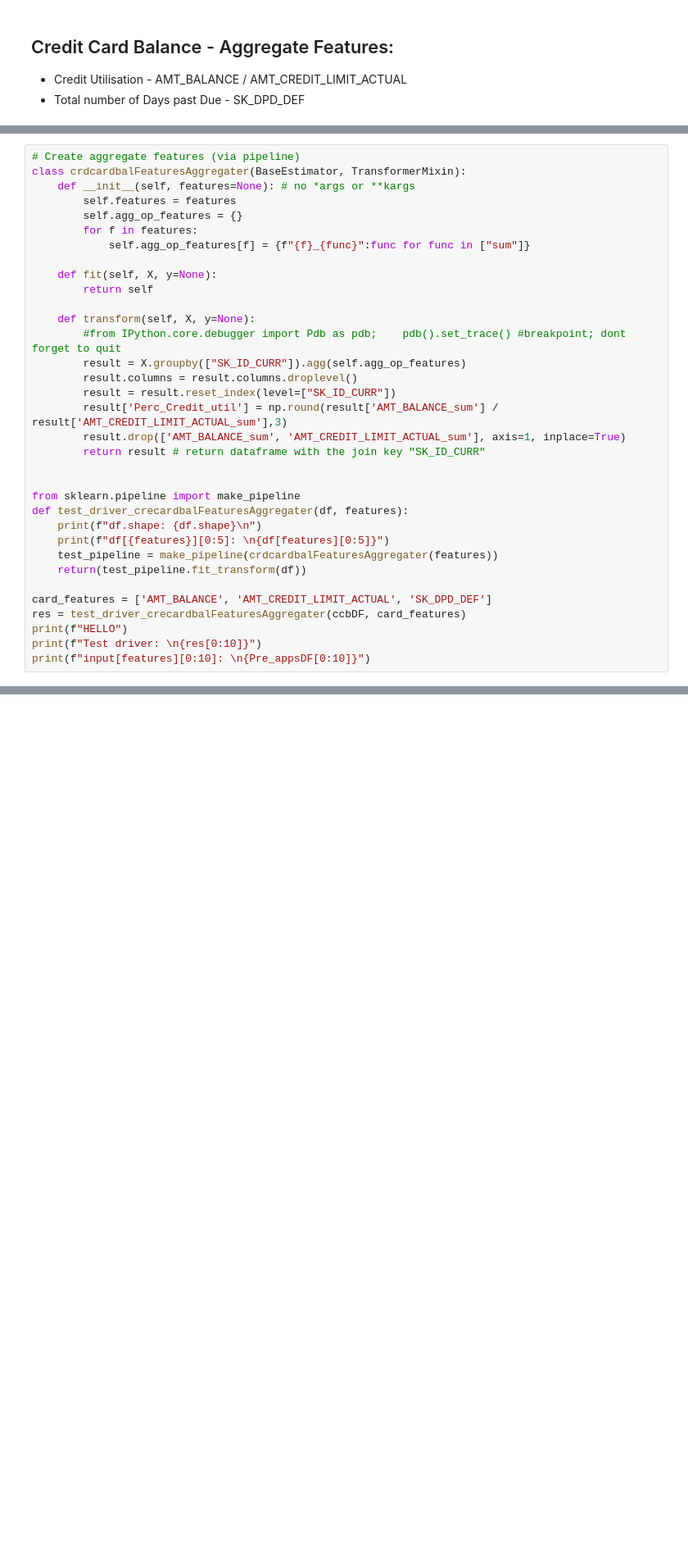
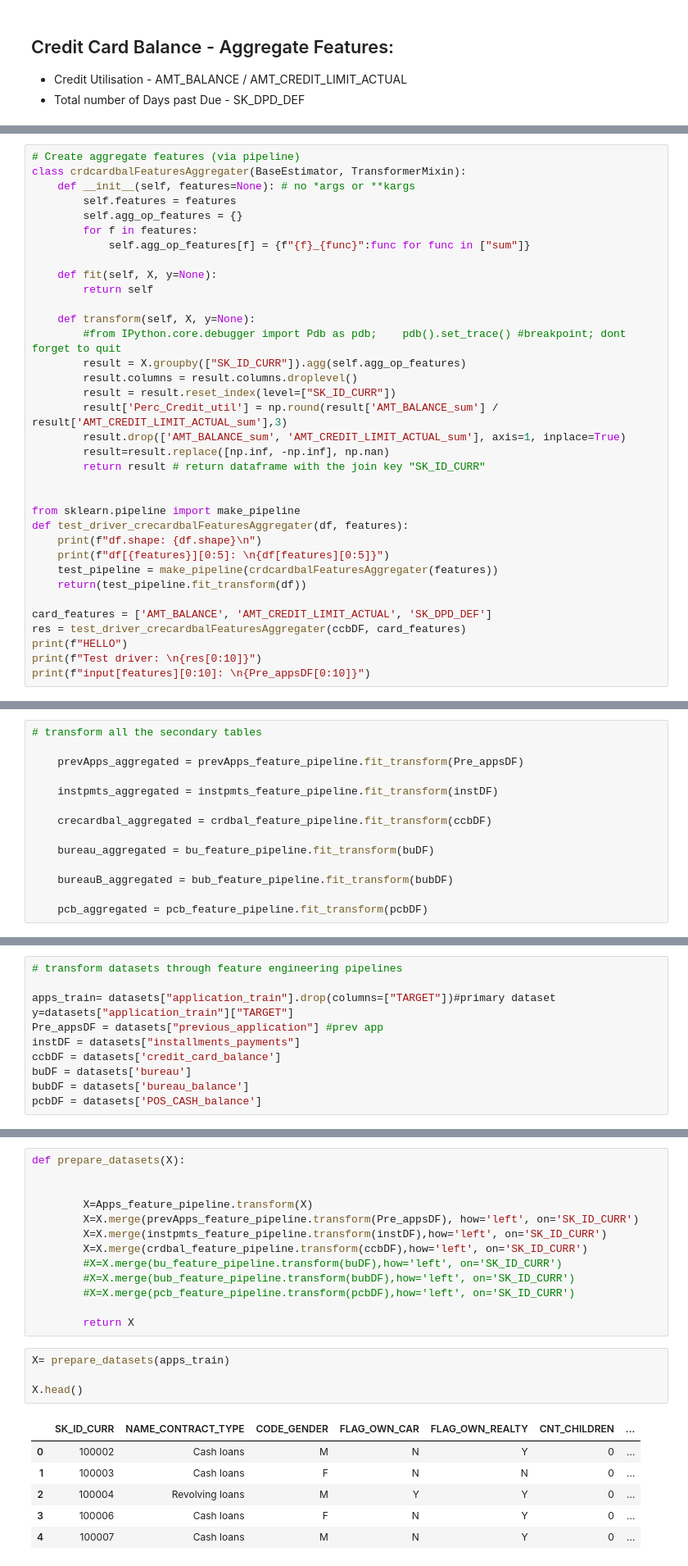
Before and after one commit to xgu1-ds/Machine-Learning-Home-Credit-Default-Risk-HCDR-, a Jupyter notebook: Phase-1/HCDR-Project_Phase_1_xin.ipynb, the cells around one changed output, grey strips where cells are left out. Shown at 82% size. Cells and saved outputs as stored; diff of their text form; blank space fills up the shorter version.

```diff
--- a/Phase-1/HCDR-Project_Phase_1_xin.ipynb
+++ b/Phase-1/HCDR-Project_Phase_1_xin.ipynb
@@ -1256,6 +1302,7 @@ class crdcardbalFeaturesAggregater(BaseEstimator, TransformerMixin):
         result = result.reset_index(level=["SK_ID_CURR"])
         result['Perc_Credit_util'] = np.round(result['AMT_BALANCE_sum'] / result['AMT_CREDIT_LIMIT_ACTUAL_sum'],3)
         result.drop(['AMT_BALANCE_sum', 'AMT_CREDIT_LIMIT_ACTUAL_sum'], axis=1, inplace=True)
+        result=result.replace([np.inf, -np.inf], np.nan)
         return result # return dataframe with the join key "SK_ID_CURR"
 
 
@@ -1292 +1394,15 @@ Test driver:
+# %%
+# transform all the secondary tables
+
+    prevApps_aggregated = prevApps_feature_pipeline.fit_transform(Pre_appsDF)
+
+    instpmts_aggregated = instpmts_feature_pipeline.fit_transform(instDF)
+
+    crecardbal_aggregated = crdbal_feature_pipeline.fit_transform(ccbDF)
+
+    bureau_aggregated = bu_feature_pipeline.fit_transform(buDF)
+
+    bureauB_aggregated = bub_feature_pipeline.fit_transform(bubDF)
+
+    pcb_aggregated = pcb_feature_pipeline.fit_transform(pcbDF)
 # %% [markdown]
@@ -1370,0 +1410,11 @@ X_train['SK_DPD_DEF_sum'].isna().sum()
+# %%
+# transform datasets through feature engineering pipelines
+
+apps_train= datasets["application_train"].drop(columns=["TARGET"])#primary dataset
+y=datasets["application_train"]["TARGET"]
+Pre_appsDF = datasets["previous_application"] #prev app
+instDF = datasets["installments_payments"]
+ccbDF = datasets['credit_card_balance']
+buDF = datasets['bureau']
+bubDF = datasets['bureau_balance']
+pcbDF = datasets['POS_CASH_balance']
@@ -1370,0 +1423,24 @@ X_train['SK_DPD_DEF_sum'].isna().sum()
+# %%
+def prepare_datasets(X):
+
+
+        X=Apps_feature_pipeline.transform(X)
+        X=X.merge(prevApps_feature_pipeline.transform(Pre_appsDF), how='left', on='SK_ID_CURR')
+        X=X.merge(instpmts_feature_pipeline.transform(instDF),how='left', on='SK_ID_CURR')
+        X=X.merge(crdbal_feature_pipeline.transform(ccbDF),how='left', on='SK_ID_CURR')
+        #X=X.merge(bu_feature_pipeline.transform(buDF),how='left', on='SK_ID_CURR')
+        #X=X.merge(bub_feature_pipeline.transform(bubDF),how='left', on='SK_ID_CURR')
+        #X=X.merge(pcb_feature_pipeline.transform(pcbDF),how='left', on='SK_ID_CURR')
+
+        return X
+# %%
+X= prepare_datasets(apps_train)
+
+X.head()
+# %% [output]
+|  | SK_ID_CURR | NAME_CONTRACT_TYPE | CODE_GENDER | FLAG_OWN_CAR | FLAG_OWN_REALTY | CNT_CHILDREN | ... |
+| 0 | 100002 | Cash loans | M | N | Y | 0 | ... |
+| 1 | 100003 | Cash loans | F | N | N | 0 | ... |
+| 2 | 100004 | Revolving loans | M | Y | Y | 0 | ... |
+| 3 | 100006 | Cash loans | F | N | Y | 0 | ... |
+| 4 | 100007 | Cash loans | M | N | Y | 0 | ... |
```
Also changed, not shown: parts of 57 cells of this notebook.
